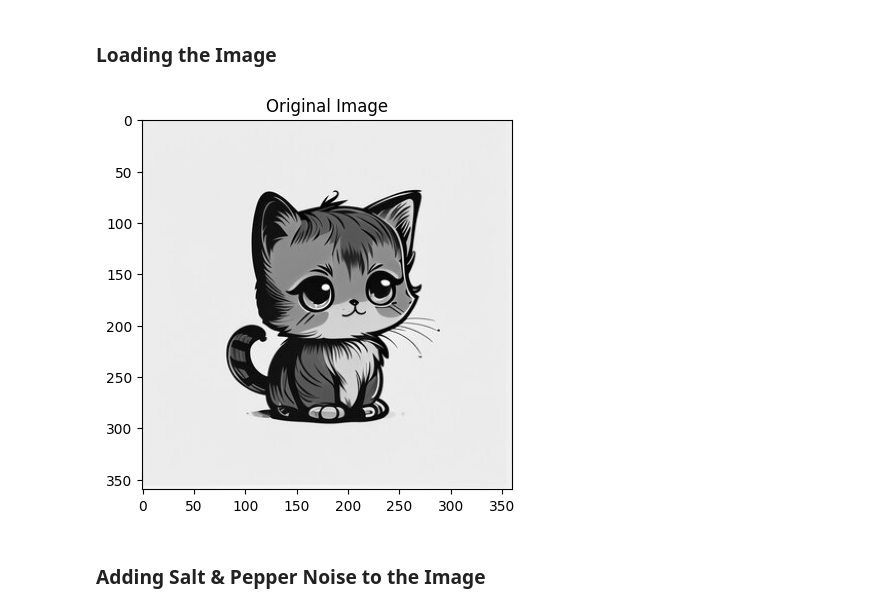
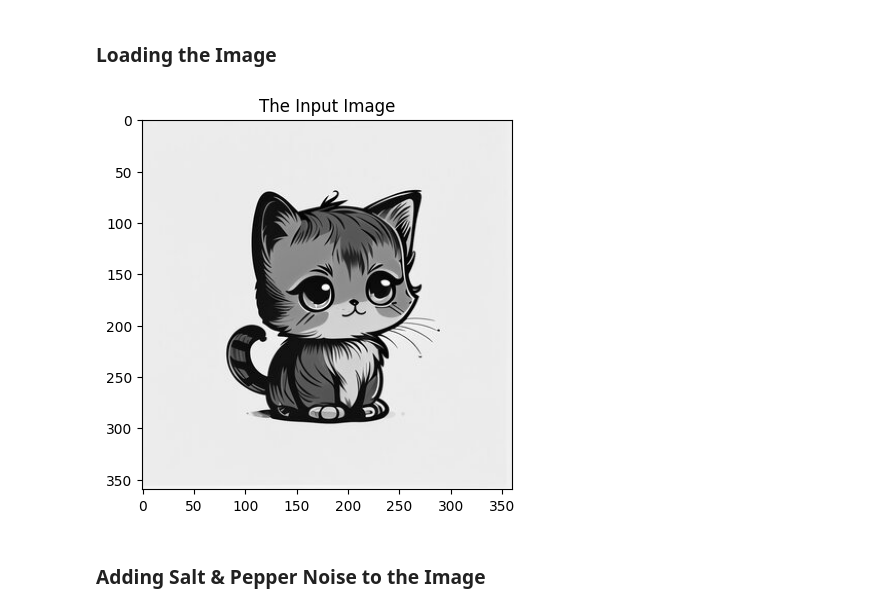
Before and after one commit to ahnafshahrear/Digital-Image-Processing-Lab, a Jupyter notebook: 3(c) Harmonic & Geometric Mean Filters.ipynb, the cells around one changed output. Saved outputs shown, nothing was run; the diff lists cells and outputs as text; code cells hidden in the pictures.

```diff
--- a/3(c) Harmonic & Geometric Mean Filters.ipynb
+++ b/3(c) Harmonic & Geometric Mean Filters.ipynb
@@ -96,12 +82,12 @@ def image_psnr(image1, image2):
 # %% [markdown]
 ### Loading the Image
 # %%
-cat_image = cv2.imread("./Cat 360x360.jpg", 0)
-plt.imshow(cv2.cvtColor(cat_image, cv2.COLOR_BGR2RGB))
-plt.title("Original Image")
+input_image = cv2.imread("./Cat 360x360.jpg", 0)
+plt.imshow(cv2.cvtColor(input_image, cv2.COLOR_BGR2RGB))
+plt.title("The Input Image")
 plt.show()
 # %% [output]
-[figure, old version]
+[figure, new version]
 # %% [markdown]
 ### Adding Salt & Pepper Noise to the Image
 # %%
```
Also changed, not shown: parts of 7 cells of this notebook, 1 other file.
